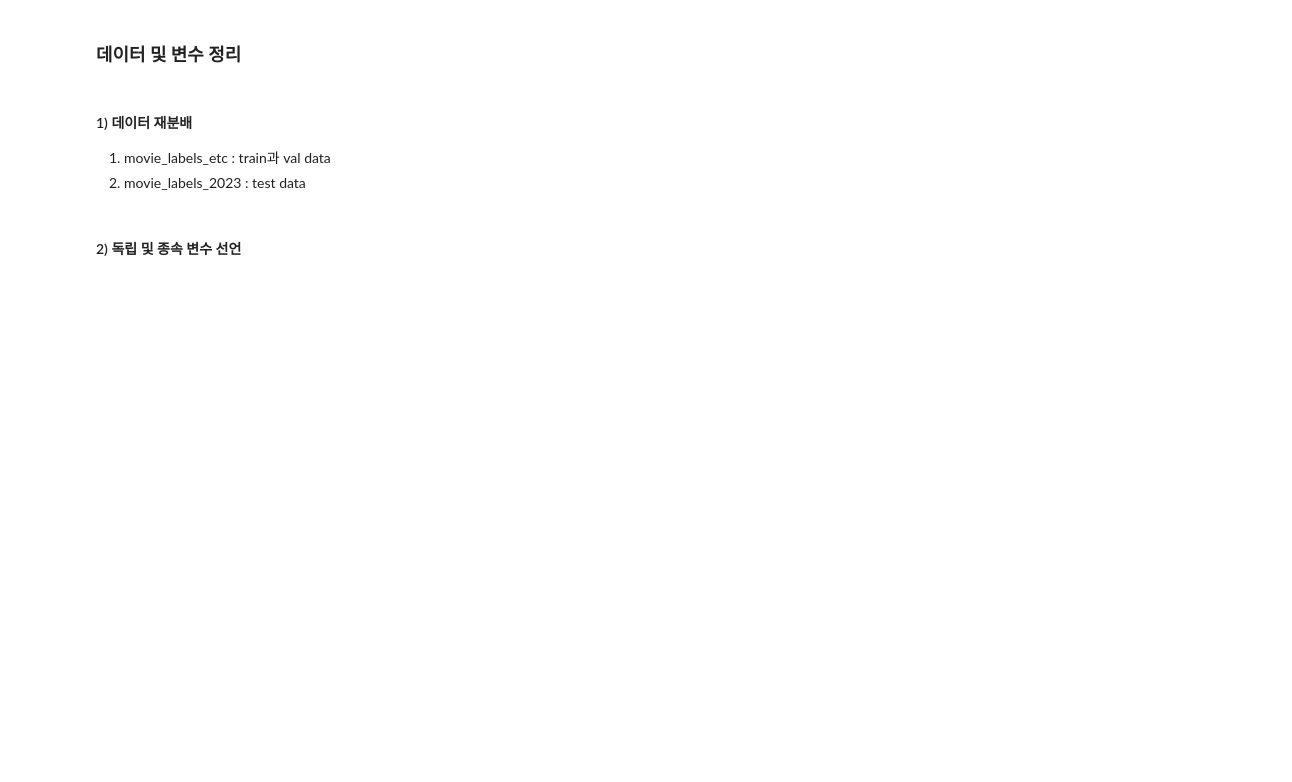
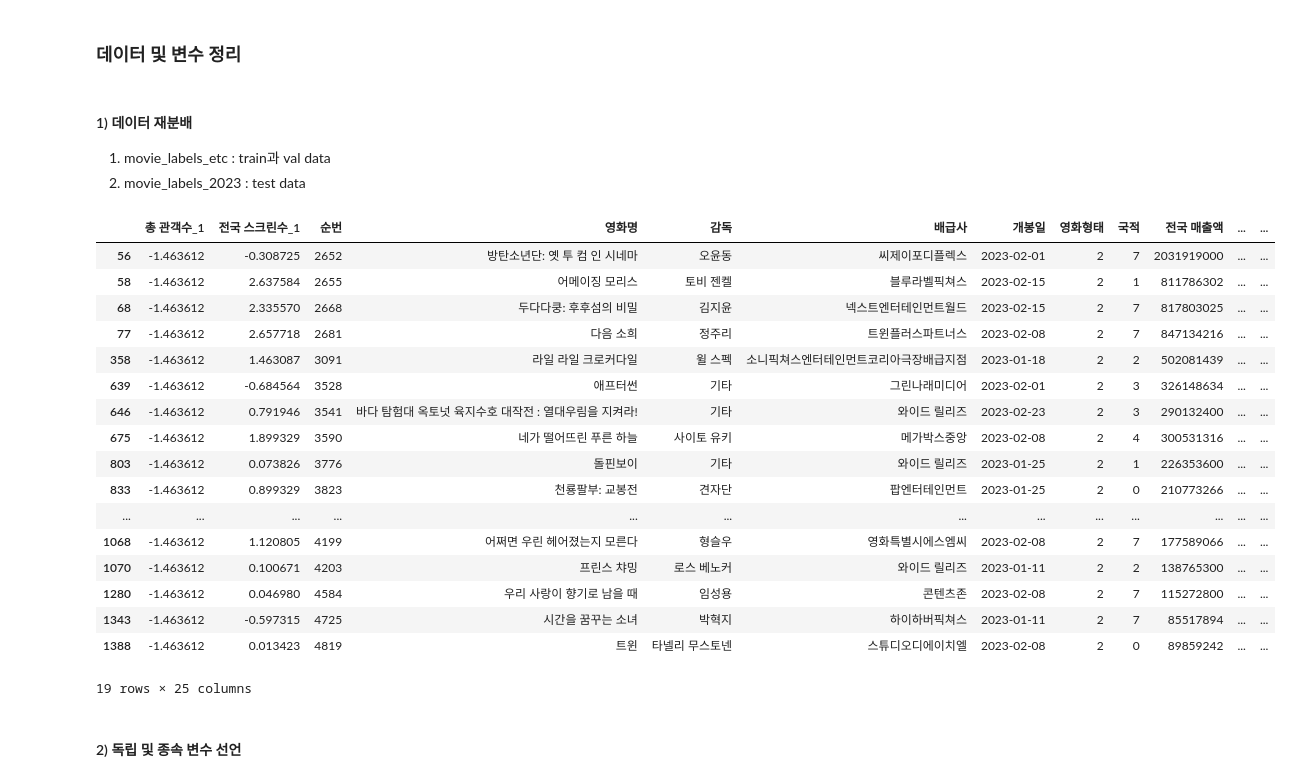
Before and after one commit to Play-Web-miniProject/MovieDL, a Jupyter notebook: final/4_deepLearning/deepLearning_reg.ipynb, the cells around one changed output. Saved outputs shown, nothing was run; the diff lists cells and outputs as text; code cells hidden in the pictures; blank space fills up the shorter version.

```diff
--- a/final/4_deepLearning/deepLearning_reg.ipynb
+++ b/final/4_deepLearning/deepLearning_reg.ipynb
@@ -77,6 +81,27 @@ movie_labels.head(3)
 # 2003년~2022년 데이터와 2023년 데이터로 나눔
 movie_labels_etc = movie_labels[movie_labels['연도']!=2023]
 movie_labels_2023 = movie_labels[movie_labels['연도']==2023]
+# %%
+movie_labels_2023
+# %% [output]
+|  | 총 관객수_1 | 전국 스크린수_1 | 순번 | 영화명 | 감독 | 배급사 | 개봉일 | 영화형태 | 국적 | 전국 매출액 | ... | ... |
+| 56 | -1.463612 | -0.308725 | 2652 | 방탄소년단: 옛 투 컴 인 시네마 | 오윤동 | 씨제이포디플렉스 | 2023-02-01 | 2 | 7 | 2031919000 | ... | ... |
+| 58 | -1.463612 | 2.637584 | 2655 | 어메이징 모리스 | 토비 젠켈 | 블루라벨픽쳐스 | 2023-02-15 | 2 | 1 | 811786302 | ... | ... |
+| 68 | -1.463612 | 2.335570 | 2668 | 두다다쿵: 후후섬의 비밀 | 김지윤 | 넥스트엔터테인먼트월드 | 2023-02-15 | 2 | 7 | 817803025 | ... | ... |
+| 77 | -1.463612 | 2.657718 | 2681 | 다음 소희 | 정주리 | 트윈플러스파트너스 | 2023-02-08 | 2 | 7 | 847134216 | ... | ... |
+| 358 | -1.463612 | 1.463087 | 3091 | 라일 라일 크로커다일 | 윌 스펙 | 소니픽쳐스엔터테인먼트코리아극장배급지점 | 2023-01-18 | 2 | 2 | 502081439 | ... | ... |
+| 639 | -1.463612 | -0.684564 | 3528 | 애프터썬 | 기타 | 그린나래미디어 | 2023-02-01 | 2 | 3 | 326148634 | ... | ... |
+| 646 | -1.463612 | 0.791946 | 3541 | 바다 탐험대 옥토넛 육지수호 대작전 : 열대우림을 지켜라! | 기타 | 와이드 릴리즈 | 2023-02-23 | 2 | 3 | 290132400 | ... | ... |
+| 675 | -1.463612 | 1.899329 | 3590 | 네가 떨어뜨린 푸른 하늘 | 사이토 유키 | 메가박스중앙 | 2023-02-08 | 2 | 4 | 300531316 | ... | ... |
+| 803 | -1.463612 | 0.073826 | 3776 | 돌핀보이 | 기타 | 와이드 릴리즈 | 2023-01-25 | 2 | 1 | 226353600 | ... | ... |
+| 833 | -1.463612 | 0.899329 | 3823 | 천룡팔부: 교봉전 | 견자단 | 팝엔터테인먼트 | 2023-01-25 | 2 | 0 | 210773266 | ... | ... |
+| ... | ... | ... | ... | ... | ... | ... | ... | ... | ... | ... | ... | ... |
+| 1068 | -1.463612 | 1.120805 | 4199 | 어쩌면 우린 헤어졌는지 모른다 | 형슬우 | 영화특별시에스엠씨 | 2023-02-08 | 2 | 7 | 177589066 | ... | ... |
+| 1070 | -1.463612 | 0.100671 | 4203 | 프린스 챠밍 | 로스 베노커 | 와이드 릴리즈 | 2023-01-11 | 2 | 2 | 138765300 | ... | ... |
+| 1280 | -1.463612 | 0.046980 | 4584 | 우리 사랑이 향기로 남을 때 | 임성용 | 콘텐츠존 | 2023-02-08 | 2 | 7 | 115272800 | ... | ... |
+| 1343 | -1.463612 | -0.597315 | 4725 | 시간을 꿈꾸는 소녀 | 박혁지 | 하이하버픽쳐스 | 2023-01-11 | 2 | 7 | 85517894 | ... | ... |
+| 1388 | -1.463612 | 0.013423 | 4819 | 트윈 | 타넬리 무스토넨 | 스튜디오디에이치엘 | 2023-02-08 | 2 | 0 | 89859242 | ... | ... |
+19 rows × 25 columns
 # %% [markdown]
 #### 2) 독립 및 종속 변수 선언
 # %%
```
Also changed, not shown: parts of 1 cell of this notebook, 1 other file.
